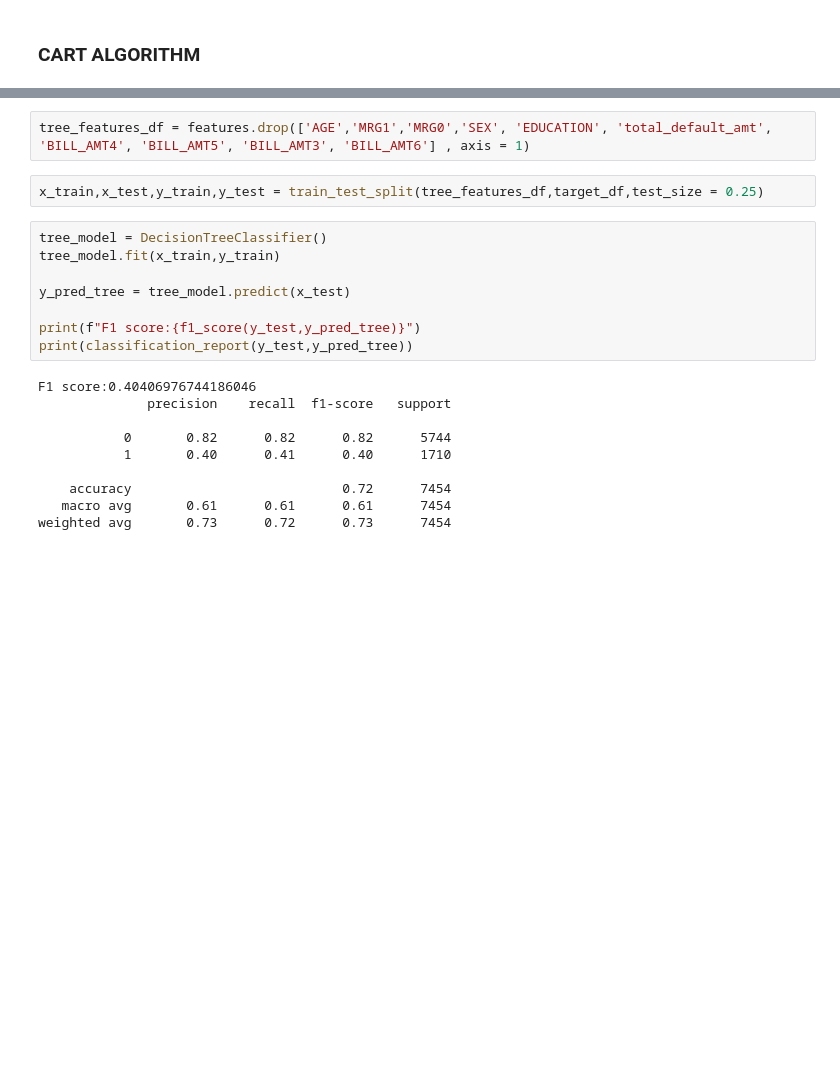
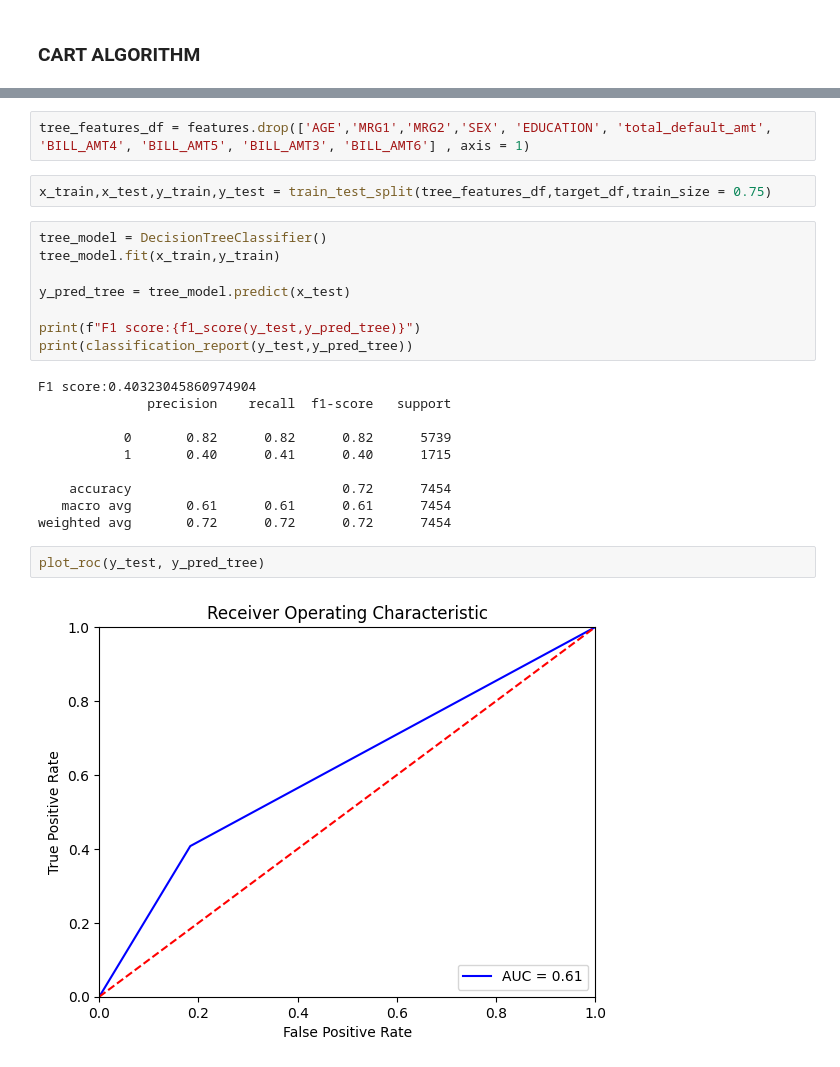
Before and after one commit to keshav1998/renew-hiring-challenge, a Jupyter notebook: modelling_and_eda.ipynb, the cells around one changed output, grey strips where cells are left out. Drawn from its saved outputs; the diff is of its cells as text; blank space fills up the shorter version.

```diff
--- a/modelling_and_eda.ipynb
+++ b/modelling_and_eda.ipynb
@@ -603,7 +626,7 @@ feat_importance.plot(kind = 'barh' , color = 'black', figsize=(16,8))
 # %%
-tree_features_df = features.drop(['AGE','MRG1','MRG0','SEX', 'EDUCATION', 'total_default_amt', 'BILL_AMT4', 'BILL_AMT5', 'BILL_AMT3', 'BILL_AMT6'] , axis = 1)
+tree_features_df = features.drop(['AGE','MRG1','MRG2','SEX', 'EDUCATION', 'total_default_amt', 'BILL_AMT4', 'BILL_AMT5', 'BILL_AMT3', 'BILL_AMT6'] , axis = 1)
 # %%
-x_train,x_test,y_train,y_test = train_test_split(tree_features_df,target_df,test_size = 0.25)
+x_train,x_test,y_train,y_test = train_test_split(tree_features_df,target_df,train_size = 0.75)
 # %%
 tree_model = DecisionTreeClassifier()
 tree_model.fit(x_train,y_train)
@@ -613,15 +636,19 @@ y_pred_tree = tree_model.predict(x_test)
 print(f"F1 score:{f1_score(y_test,y_pred_tree)}")
 print(classification_report(y_test,y_pred_tree))
 # %% [output]
-F1 score:0.40406976744186046
+F1 score:0.40323045860974904
               precision    recall  f1-score   support
 
-           0       0.82      0.82      0.82      5744
-           1       0.40      0.41      0.40      1710
+           0       0.82      0.82      0.82      5739
+           1       0.40      0.41      0.40      1715
 
     accuracy                           0.72      7454
    macro avg       0.61      0.61      0.61      7454
-weighted avg       0.73      0.72      0.73      7454
+weighted avg       0.72      0.72      0.72      7454
+# %%
+plot_roc(y_test, y_pred_tree)
+# %% [output]
+[figure, added]
 # %%
 classifier = RandomForestClassifier()
 classifier.fit( x_train, y_train )
```
Also changed, not shown: parts of 19 cells of this notebook.
